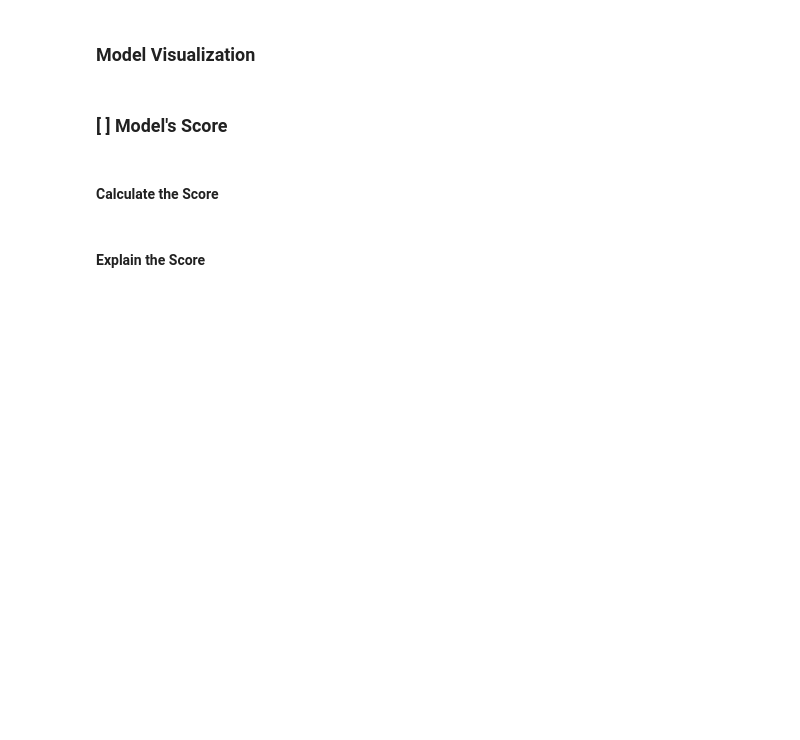
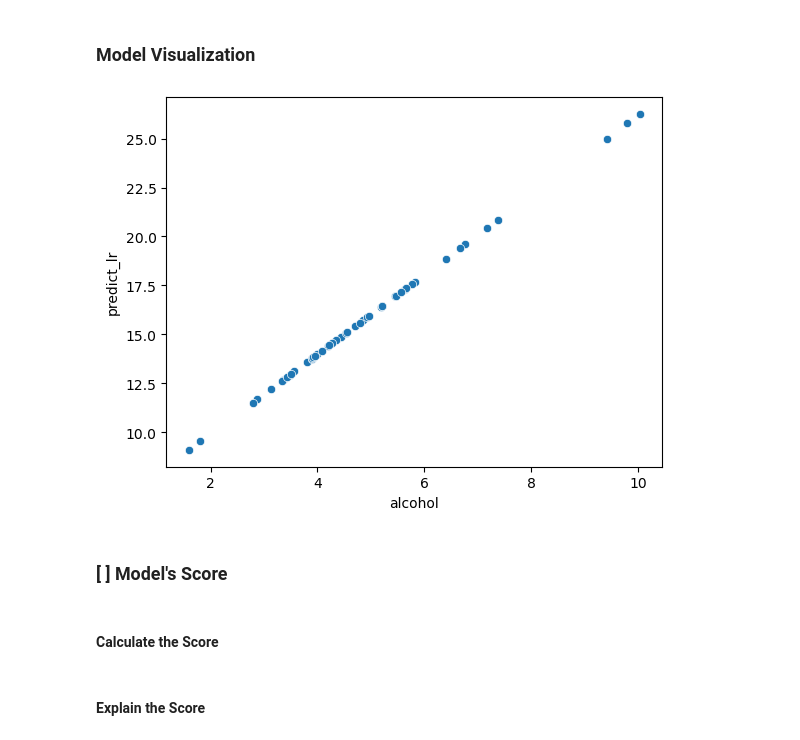
Before and after one commit to toluwabori/resolving-machine-learning-python, a Jupyter notebook: 01_The Linear Regression & Supervised Regression Models/01B_ml-linear-regression_session_blank.ipynb, the cells around one changed output. Cells and saved outputs as stored; diff of their text form; code cells hidden in the pictures; blank space fills up the shorter version.

```diff
--- a/01_The Linear Regression & Supervised Regression Models/01B_ml-linear-regression_session_blank.ipynb
+++ b/01_The Linear Regression & Supervised Regression Models/01B_ml-linear-regression_session_blank.ipynb
@@ -118,3 +118,6 @@ array([17.32111171, 15.05486718, 16.44306899, 17.69509287, 12.68699734,
        17.17477126])
 # %% [markdown]
 #### Add a New Column with the Predictions
+# %%
+df_crashes['predict_lr']=lr.predict(X=features)
+df_crashes
@@ -123,3 +147,7 @@ array([17.32111171, 15.05486718, 16.44306899, 17.69509287, 12.68699734,
+# %%
+sns.scatterplot(x=df_crashes.alcohol,y=df_crashes.predict_lr);
+# %% [output]
+[figure, added]
 # %% [markdown]
 ### [ ] Model's Score
 # %% [markdown]
```
Also changed, not shown: parts of 2 cells of this notebook, 1 other file.
